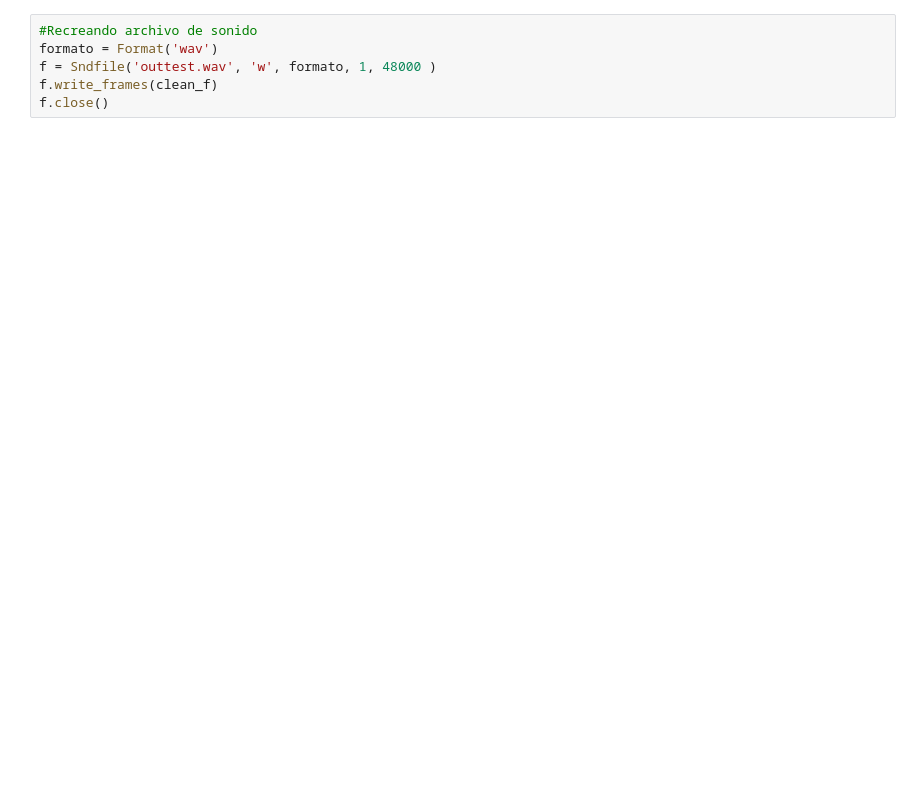
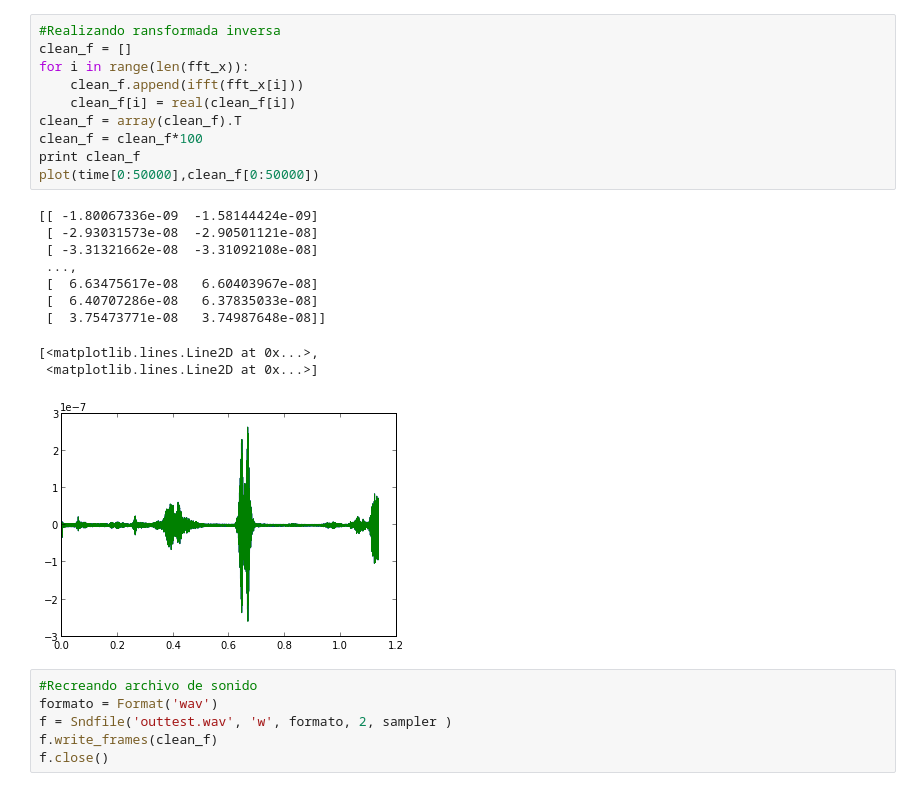
Before and after one commit to juangl77/tarea5, a Jupyter notebook: filtro_pasabandas.ipynb, the cells around one changed output. Drawn from its saved outputs; the diff is of its cells as text; blank space fills up the shorter version.

```diff
--- a/filtro_pasabandas.ipynb
+++ b/filtro_pasabandas.ipynb
@@ -39,6 +63,27 @@ clean_f = real(clean_f)
+# %%
+#Realizando ransformada inversa
+clean_f = []
+for i in range(len(fft_x)):
+    clean_f.append(ifft(fft_x[i]))
+    clean_f[i] = real(clean_f[i])
+clean_f = array(clean_f).T
+clean_f = clean_f*100
+print clean_f
+plot(time[0:50000],clean_f[0:50000])
+# %% [output]
+[[ -1.80067336e-09  -1.58144424e-09]
+ [ -2.93031573e-08  -2.90501121e-08]
+ [ -3.31321662e-08  -3.31092108e-08]
+ ...,
+ [  6.63475617e-08   6.60403967e-08]
+ [  6.40707286e-08   6.37835033e-08]
+ [  3.75473771e-08   3.74987648e-08]]
+[<matplotlib.lines.Line2D at 0x...>,
+ <matplotlib.lines.Line2D at 0x...>]
+[figure, added]
 # %%
 #Recreando archivo de sonido
 formato = Format('wav')
-f = Sndfile('outtest.wav', 'w', formato, 1, 48000 )
+f = Sndfile('outtest.wav', 'w', formato, 2, sampler )
 f.write_frames(clean_f)
 f.close()
```
Also changed, not shown: parts of 7 cells of this notebook.
